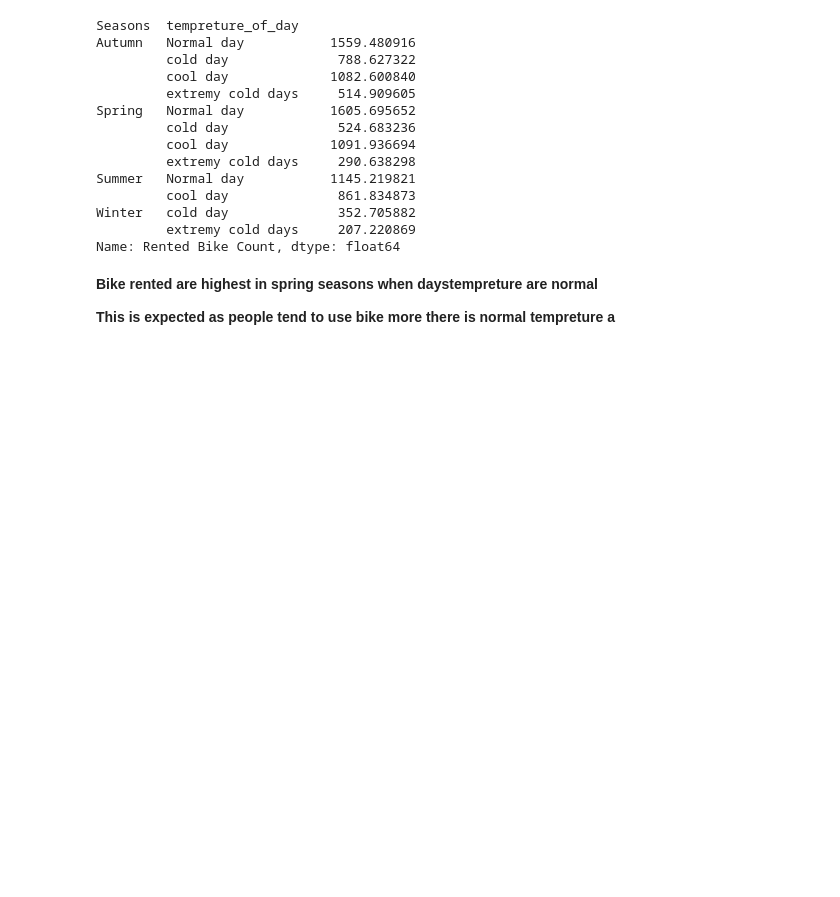
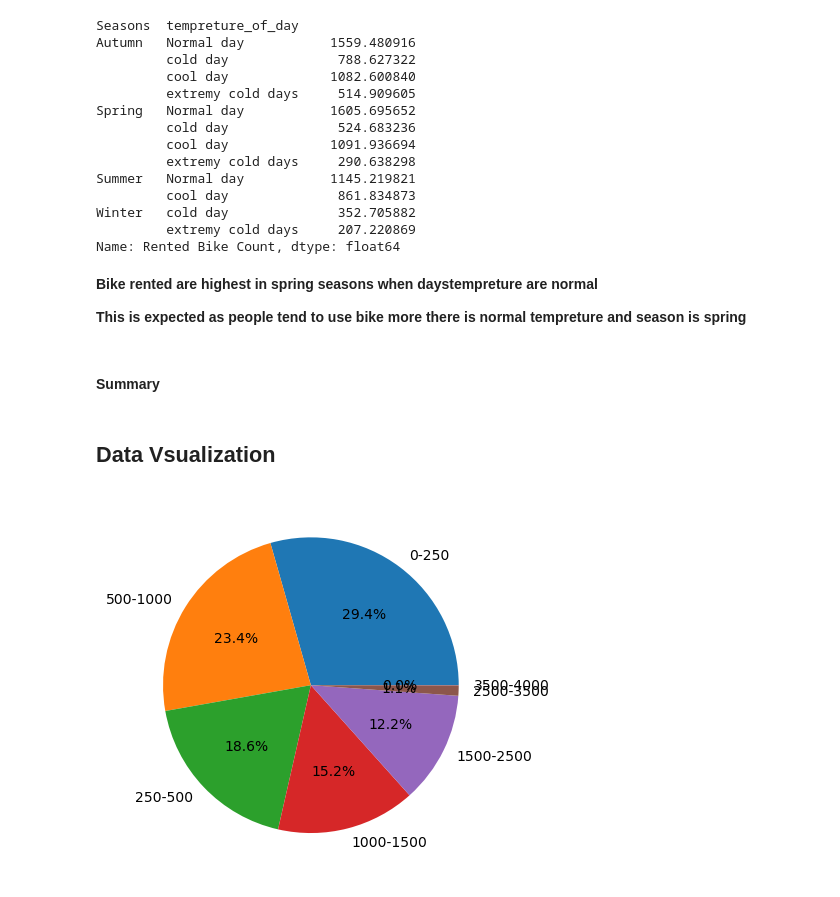
Before and after one commit to surya81/myproject, a Jupyter notebook: Bike_Sharing_Demand_Prediction.ipynb, the cells around one changed output. Cells and saved outputs as stored; diff of their text form; code cells hidden in the pictures; blank space fills up the shorter version.

Commit message:
visualizationstart

```diff
--- a/Bike_Sharing_Demand_Prediction.ipynb
+++ b/Bike_Sharing_Demand_Prediction.ipynb
@@ -491,4 +491,25 @@ Name: Rented Bike Count, dtype: float64
 # %% [markdown]
 **Bike rented are highest in spring seasons when daystempreture are normal**
 
-**This is expected as people tend to use bike more there is normal tempreture a**
+**This is expected as people tend to use bike more there is normal tempreture and season is spring**
+# %% [markdown]
+#### Summary
+# %% [markdown]
+## Data Vsualization
+# %%
+# we will plot the distribution Rented bike data by dividing the bike rented count among distributions
+
+# Divide the data into categories
+bins = [0, 250,500,1000,1500, 2500, 3500,4000]
+
+# Use the `cut` function to assign each data point to a category
+categories = pd.cut(dataset["Rented Bike Count"], bins, labels=["0-250", "250-500", "500-1000","1000-1500","1500-2500","2500-3500","3500-4000"])
+
+# Count the number of data points in each category
+counts = categories.value_counts()
+
+# Plot the data as a pie chart
+plt.pie(counts, labels=counts.index, autopct='%1.1f%%')
+plt.show()
+# %% [output]
+[figure, added]
```
